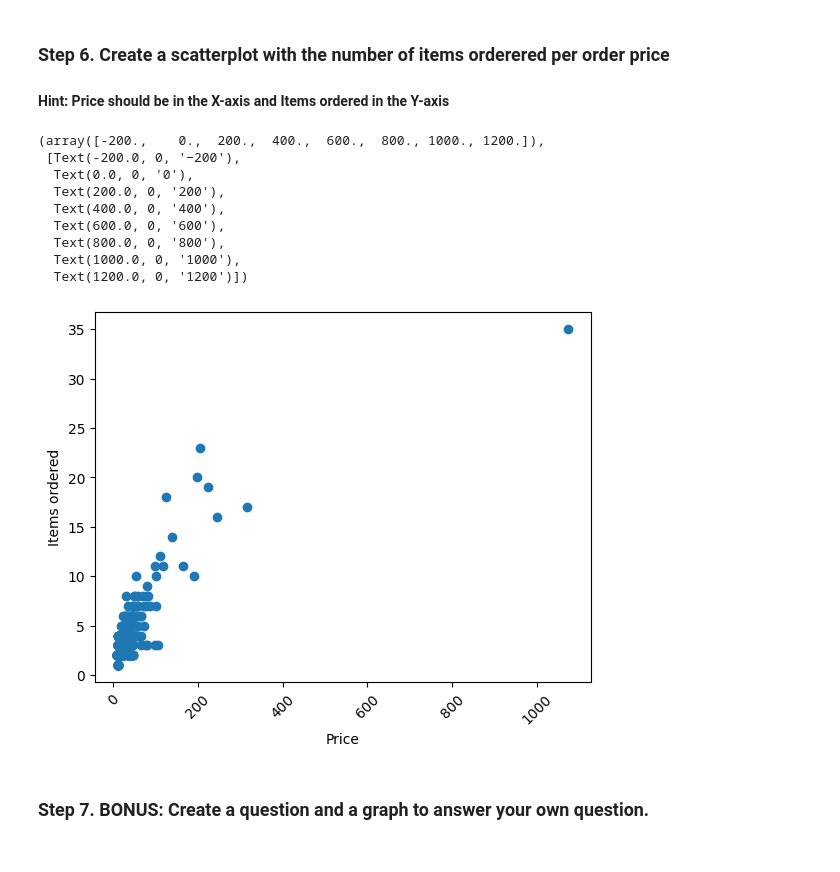
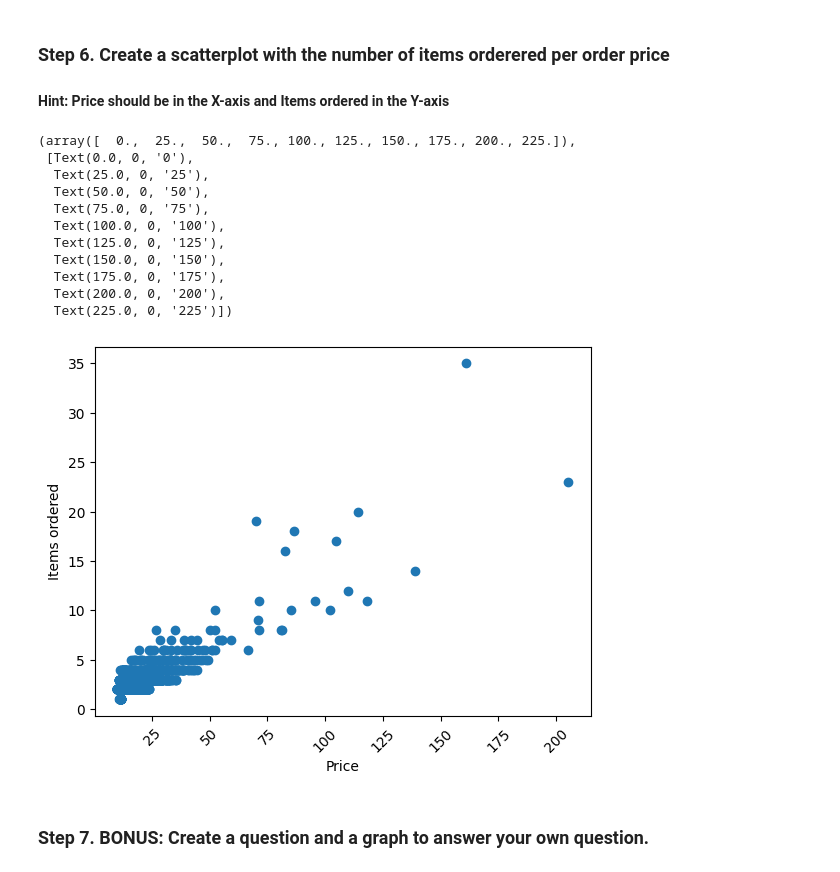
Before and after one commit to Yollandaa/pandas_exercises, a Jupyter notebook: Exercise-2.ipynb, the cells around one changed output. Saved outputs shown, nothing was run; the diff lists cells and outputs as text; code cells hidden in the pictures.

```diff
--- a/Exercise-2.ipynb
+++ b/Exercise-2.ipynb
@@ -55,12 +55,3 @@ Text(0, 0.5, 'Frequency')
 # %% [markdown]
 ### Step 6. Create a scatterplot with the number of items orderered per order price
 #### Hint: Price should be in the X-axis and Items ordered in the Y-axis
-# %%
-# Remove dollar signs and convert 'item_price' to float
-chipo_df['item_price'] = chipo_df['item_price'].apply(lambda x: float(x.replace('$', '')))
-
-# Calculate the total price for each order
-chipo_df['total_price'] = chipo_df['quantity'] * chipo_df['item_price']
-
-# Group by order_id and sum the total price and quantity for each order
-orders_grouped = chipo_df.groupby('order_id').sum()
@@ -67,20 +61,22 @@ orders_grouped = chipo_df.groupby('order_id').sum()
 # %%
 # x-axis -> price
 # y-axis -> number of items ordered
-plt.scatter(orders_grouped['total_price'], orders_grouped['quantity'],)
+plt.scatter(orders_grouped['item_price'], orders_grouped['quantity'],)
 plt.xlabel("Price")  # label the x-axis
 plt.ylabel("Items ordered")  #labe the y axis
 plt.xticks(rotation=45) #rotate the labels
 # %% [output]
-(array([-200.,    0.,  200.,  400.,  600.,  800., 1000., 1200.]),
- [Text(-200.0, 0, '−200'),
-  Text(0.0, 0, '0'),
+(array([  0.,  25.,  50.,  75., 100., 125., 150., 175., 200., 225.]),
+ [Text(0.0, 0, '0'),
+  Text(25.0, 0, '25'),
+  Text(50.0, 0, '50'),
+  Text(75.0, 0, '75'),
+  Text(100.0, 0, '100'),
+  Text(125.0, 0, '125'),
+  Text(150.0, 0, '150'),
+  Text(175.0, 0, '175'),
   Text(200.0, 0, '200'),
-  Text(400.0, 0, '400'),
-  Text(600.0, 0, '600'),
-  Text(800.0, 0, '800'),
-  Text(1000.0, 0, '1000'),
-  Text(1200.0, 0, '1200')])
+  Text(225.0, 0, '225')])
-[figure, old version]
+[figure, new version]
 # %% [markdown]
 ### Step 7. BONUS: Create a question and a graph to answer your own question.
```
Also changed, not shown: parts of 2 cells of this notebook, 3 other files.
